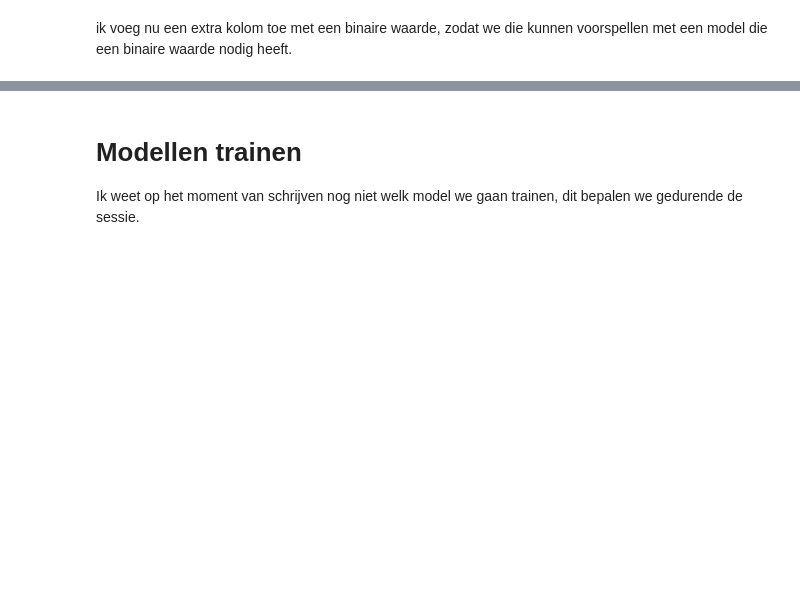
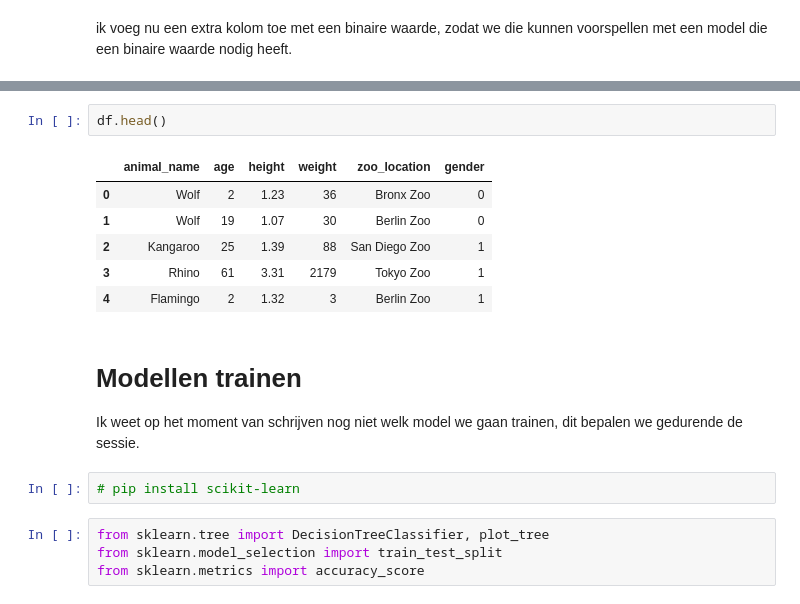
Before and after one commit to JorisHeemskerk/HCAI_Python_bijspijkeren, a Jupyter notebook: bijspijkersessies/sessie 7 - 28-10/prediction_models.ipynb, the cells around one changed output, grey strips where cells are left out. Cells and saved outputs as stored; diff of their text form; blank space fills up the shorter version.

```diff
--- a/bijspijkersessies/sessie 7 - 28-10/prediction_models.ipynb
+++ b/bijspijkersessies/sessie 7 - 28-10/prediction_models.ipynb
@@ -30,4 +31,19 @@ gender
 Name: count, dtype: int64
+# %%
+df.head()
+# %% [output]
+|  | animal_name | age | height | weight | zoo_location | gender |
+| 0 | Wolf | 2 | 1.23 | 36 | Bronx Zoo | 0 |
+| 1 | Wolf | 19 | 1.07 | 30 | Berlin Zoo | 0 |
+| 2 | Kangaroo | 25 | 1.39 | 88 | San Diego Zoo | 1 |
+| 3 | Rhino | 61 | 3.31 | 2179 | Tokyo Zoo | 1 |
+| 4 | Flamingo | 2 | 1.32 | 3 | Berlin Zoo | 1 |
 # %% [markdown]
 # Modellen trainen
 Ik weet op het moment van schrijven nog niet welk model we gaan trainen, dit bepalen we gedurende de sessie.
+# %%
+# pip install scikit-learn
+# %%
+from sklearn.tree import DecisionTreeClassifier, plot_tree
+from sklearn.model_selection import train_test_split
+from sklearn.metrics import accuracy_score
```
Also changed, not shown: parts of 12 cells of this notebook.
